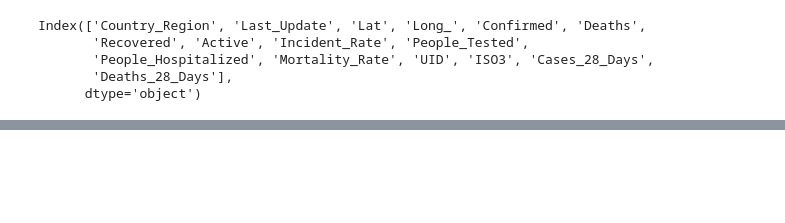
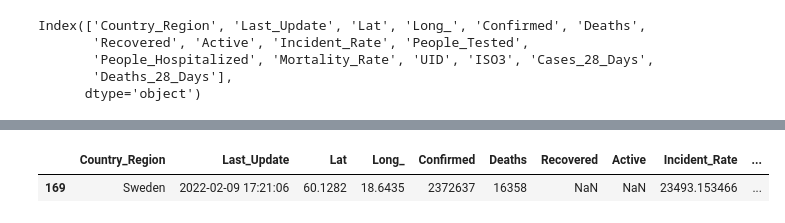
Before and after one commit to aaanoushka/Projet-Covid19, a Jupyter notebook: Analyse_covid19_pays.ipynb, the cells around one changed output, grey strips where cells are left out. Drawn from its saved outputs; the diff is of its cells as text; code cells hidden in the pictures; blank space fills up the shorter version.

```diff
--- a/Analyse_covid19_pays.ipynb
+++ b/Analyse_covid19_pays.ipynb
@@ -188,0 +223,5 @@ ValueError: Location values cannot contain NaNs.
+# %%
+country_df[country_df['Country_Region']== 'Sweden']
+# %% [output]
+|  | Country_Region | Last_Update | Lat | Long_ | Confirmed | Deaths | Recovered | Active | Incident_Rate | ... |
+| 169 | Sweden | 2022-02-09 17:21:06 | 60.1282 | 18.6435 | 2372637 | 16358 | NaN | NaN | 23493.153466 | ... |
```
Also changed, not shown: parts of 28 cells of this notebook.
